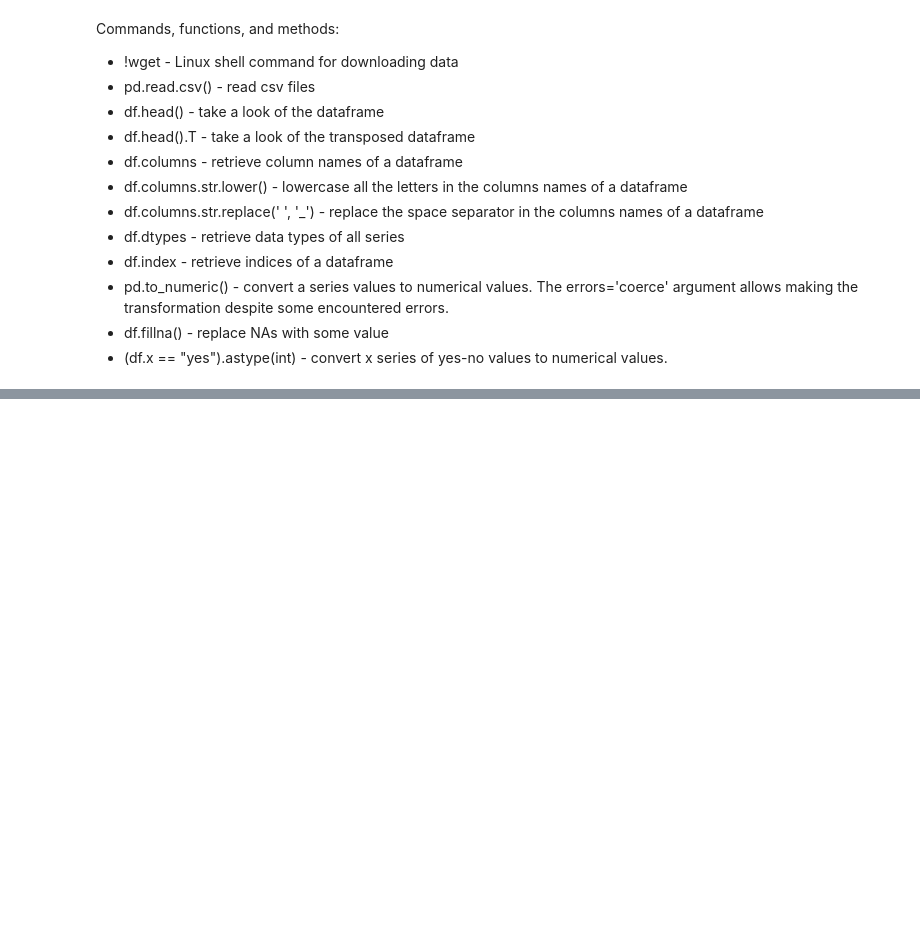
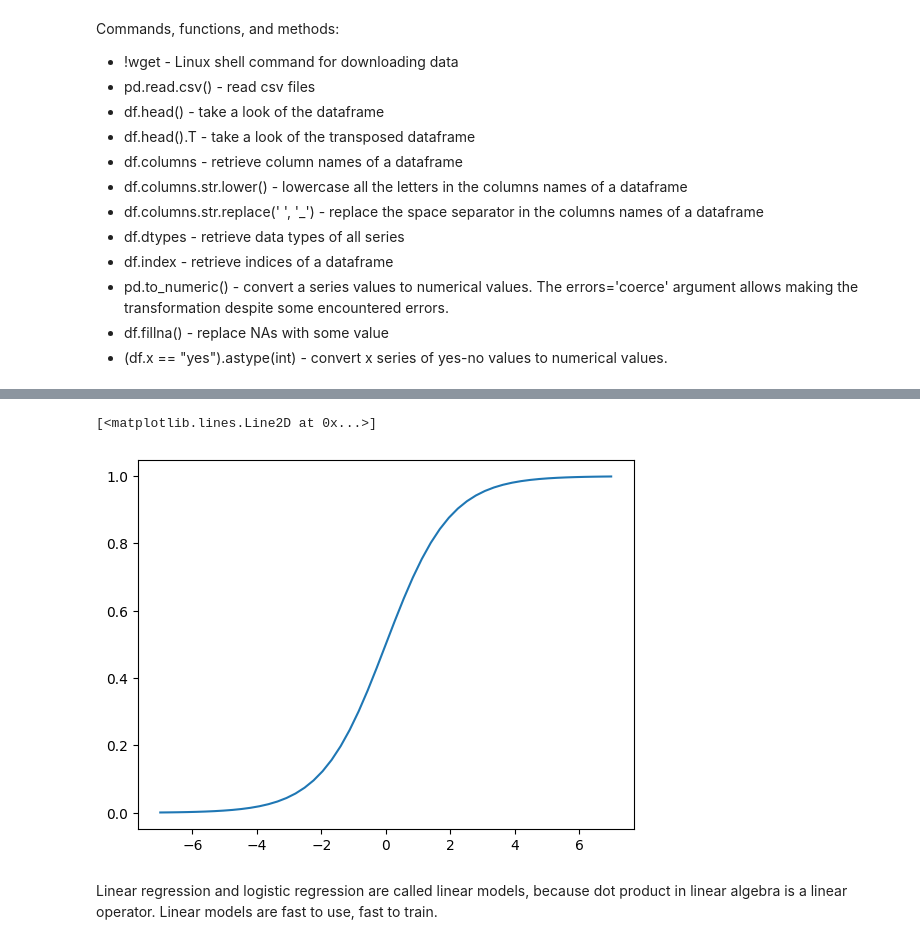
Before and after one commit to piouspradhan/machine-learning-zoomcamp, a Jupyter notebook: 03-classification/notebook.ipynb, the cells around one changed output, grey strips where cells are left out. Drawn from its saved outputs; the diff is of its cells as text; code cells hidden in the pictures; blank space fills up the shorter version.

```diff
--- a/03-classification/notebook.ipynb
+++ b/03-classification/notebook.ipynb
@@ -211,0 +968,6 @@ Commands, functions, and methods:
+# %%
+def sigmoid(z):
+    return 1 / (1 + np.exp(-z))
+# %%
+z = np.linspace(-7, 7, 51)
+z
@@ -211,0 +1004,5 @@ Commands, functions, and methods:
+# %%
+plt.plot(z, sigmoid(z))
+# %% [output]
+[<matplotlib.lines.Line2D at 0x...>]
+[figure, added]
@@ -211,0 +1026,2 @@ Commands, functions, and methods:
+# %% [markdown]
+Linear regression and logistic regression are called linear models, because dot product in linear algebra is a linear operator. Linear models are fast to use, fast to train.
```
Also changed, not shown: parts of 147 cells of this notebook.
